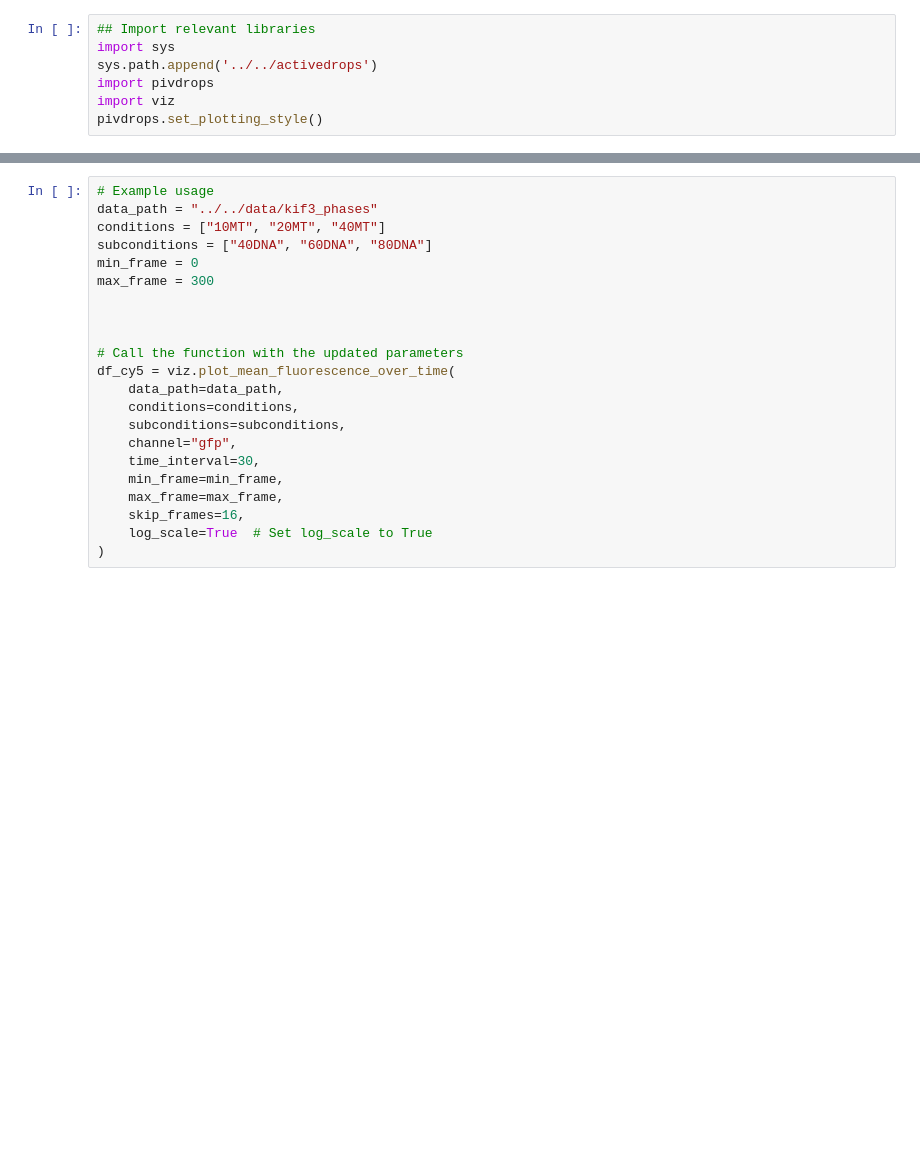
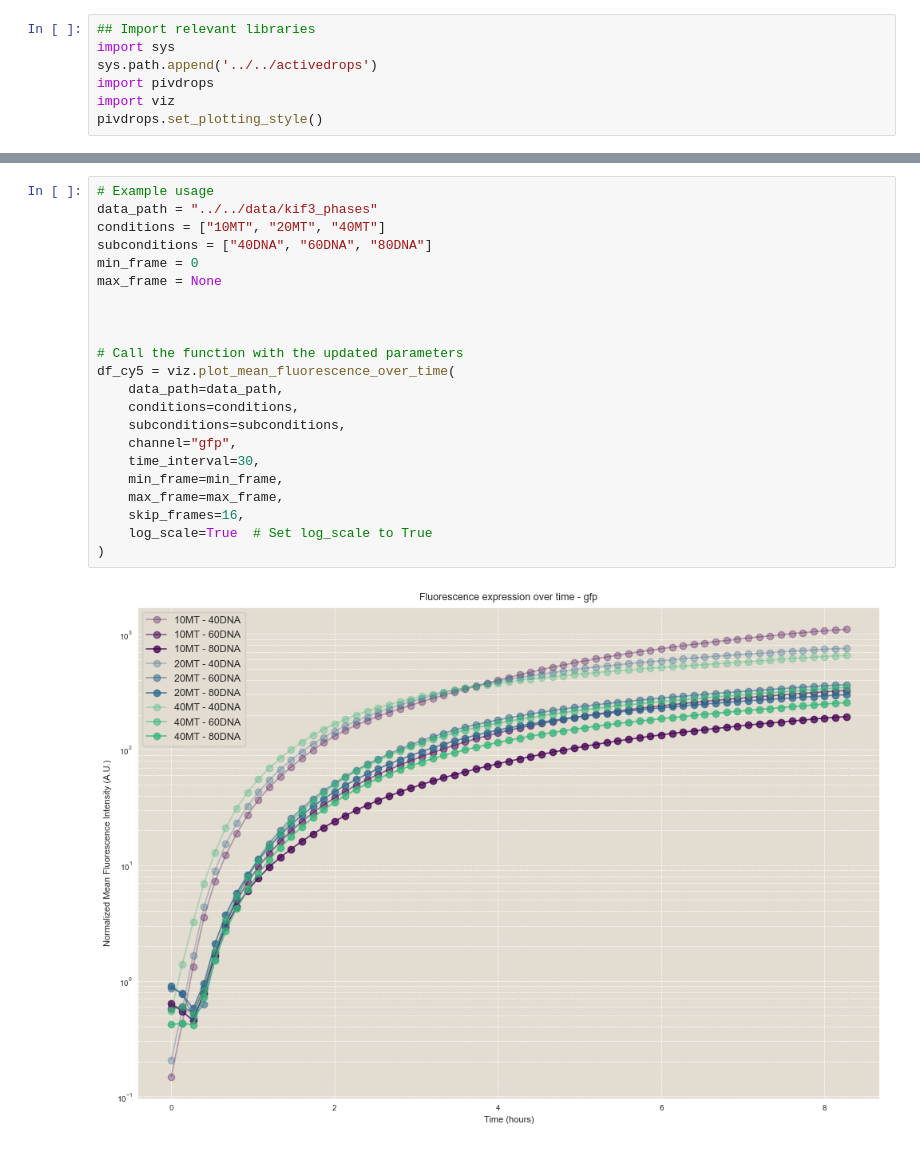
Before and after one commit to dalarios/activedrops, a Jupyter notebook: code/exploratory/kif3_phases.ipynb, the cells around one changed output, grey strips where cells are left out. Drawn from its saved outputs; the diff is of its cells as text; blank space fills up the shorter version.

```diff
--- a/code/exploratory/kif3_phases.ipynb
+++ b/code/exploratory/kif3_phases.ipynb
@@ -30,22 +32,24 @@ df_cy5 = viz.plot_mean_fluorescence_over_time(
 # %%
 # Example usage
 data_path = "../../data/kif3_phases"
 conditions = ["10MT", "20MT", "40MT"]
 subconditions = ["40DNA", "60DNA", "80DNA"]
 min_frame = 0
-max_frame = 300
+max_frame = None
 
 
 
 # Call the function with the updated parameters
 df_cy5 = viz.plot_mean_fluorescence_over_time(
     data_path=data_path,
     conditions=conditions,
     subconditions=subconditions,
     channel="gfp",
     time_interval=30,
     min_frame=min_frame,
     max_frame=max_frame,
     skip_frames=16,
     log_scale=True  # Set log_scale to True
 )
+# %% [output]
+[figure, added]
```
Also changed, not shown: parts of 2 cells of this notebook, 7 other files.
